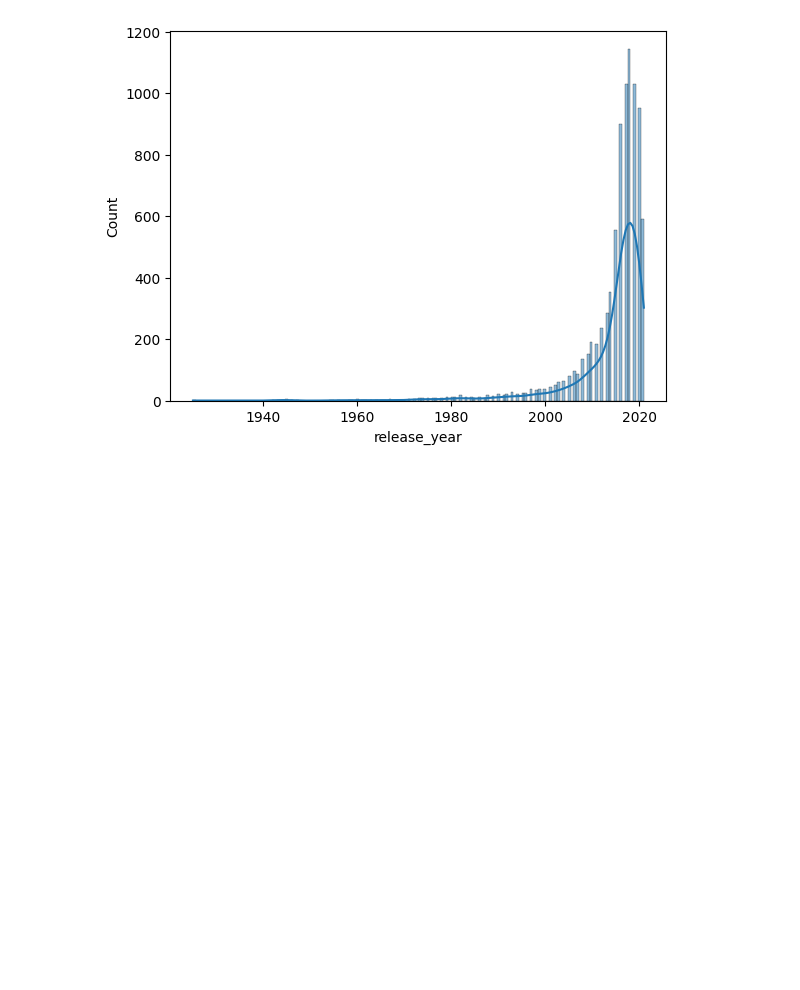
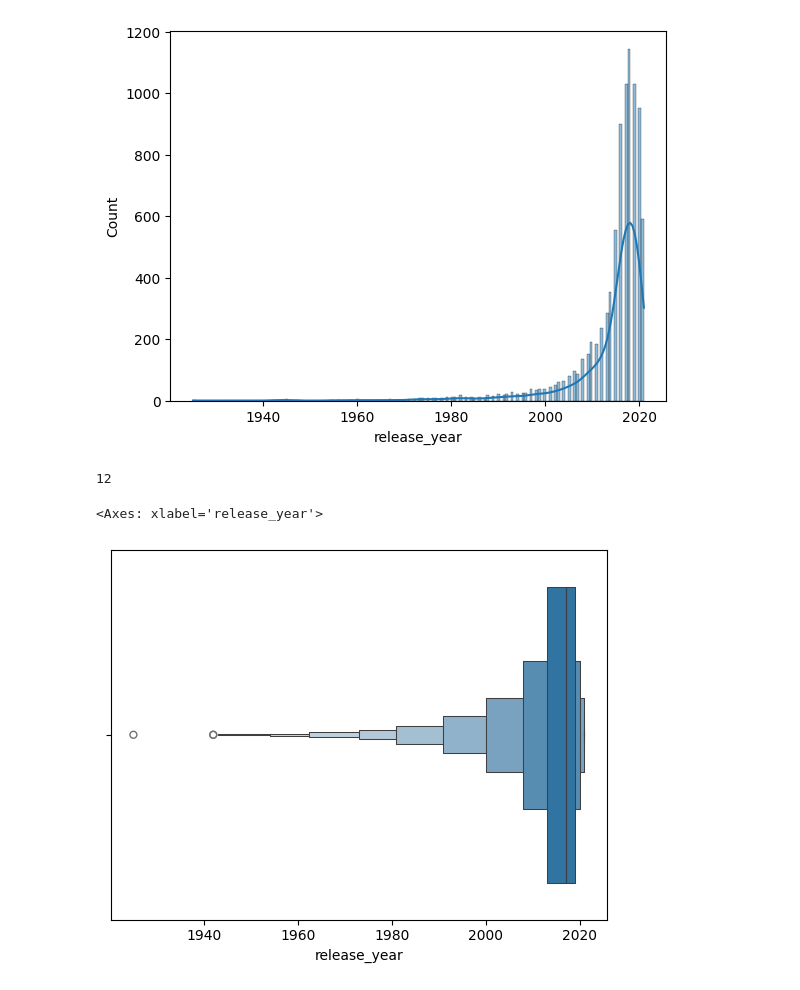
Before and after one commit to eThird/netflix_contetn_data_analysis, a Jupyter notebook: Notebooks/netflix_analysis.ipynb, the cells around one changed output. Saved outputs shown, nothing was run; the diff lists cells and outputs as text; code cells hidden in the pictures; blank space fills up the shorter version.

```diff
--- a/Notebooks/netflix_analysis.ipynb
+++ b/Notebooks/netflix_analysis.ipynb
@@ -173,3 +173,12 @@ df['release_year'].max()
 # %% [output]
 np.int64(2021)
 [figure]
+# %%
+df.shape[1]
+# %% [output]
+12
+# %%
+sns.boxenplot(x=df['release_year'])# checking any outlier if any in theparticular column
+# %% [output]
+<Axes: xlabel='release_year'>
+[figure, added]
```
Also changed, not shown: parts of 4 cells of this notebook.
